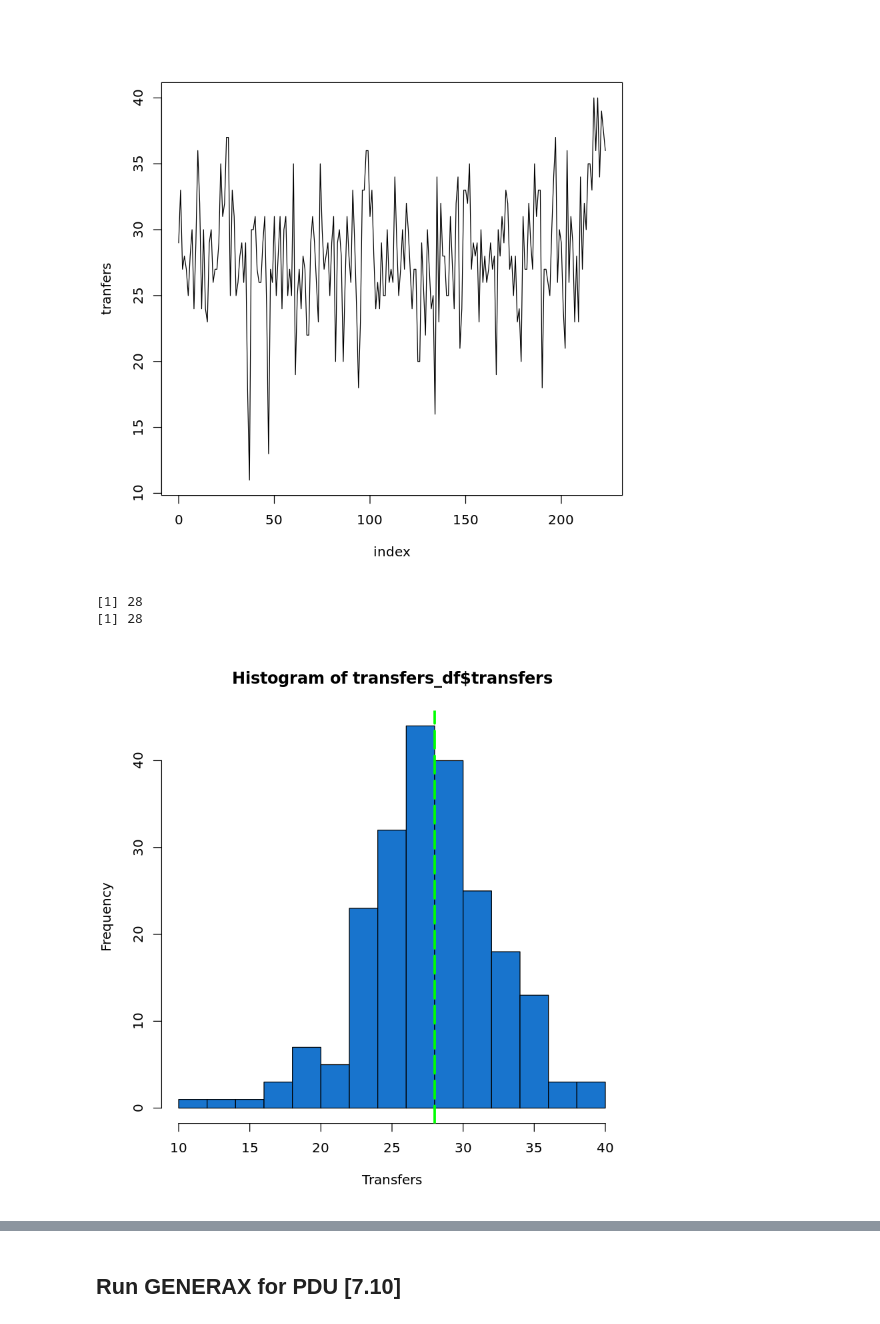
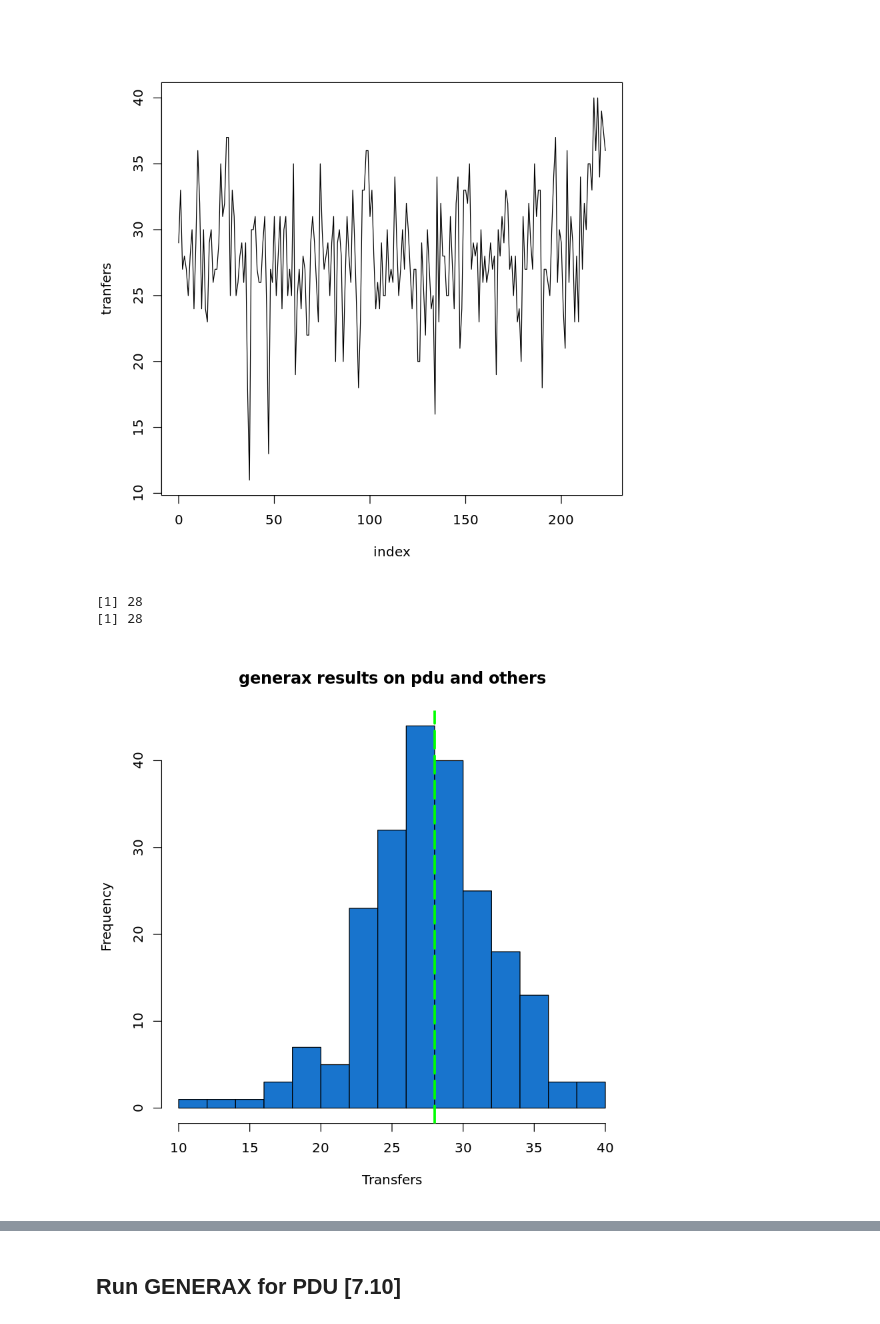
Before and after one commit to paraslonic/operon_travel, a Jupyter notebook: run_generax.ipynb, the cells around one changed output, grey strips where cells are left out. Drawn from its saved outputs; the diff is of its cells as text; code cells hidden in the pictures.

```diff
--- a/run_generax.ipynb
+++ b/run_generax.ipynb
@@ -16,7 +16,7 @@ for(file in files){
 names_int = as.numeric(names(transfers_list))
 transfers = unlist(transfers_list)
 transfers = transfers[which(!is.na(names_int))]
-names_int = names_int[which(!is.na(names_int))]
+names_int = yanames_int[which(!is.na(names_int))]
 
 transfers_df = data.frame(index = names_int, transfers=transfers)
 transfers_df = transfers_df[order(transfers_df$index),]
@@ -28,9 +31,9 @@ Warning message in eval(expr, envir, enclos):
 # %%
-hist(transfers_df$transfers, breaks =20, col = "dodgerblue3", xlab = "Transfers")
+hist(transfers_df$transfers, breaks =20, col = "dodgerblue3", xlab = "Transfers", main = "generax results on pdu and others")
 abline(v = transfers_list[["pdu"]], col = "green", lwd = 3, lty=5)
 print(transfers_list[["pdu"]])
 print( median(transfers_df$transfers))
 # %% [output]
 [1] 28
 [1] 28
-[figure, old version]
+[figure, new version]
```
Also changed, not shown: parts of 9 cells of this notebook, 2 other files.
